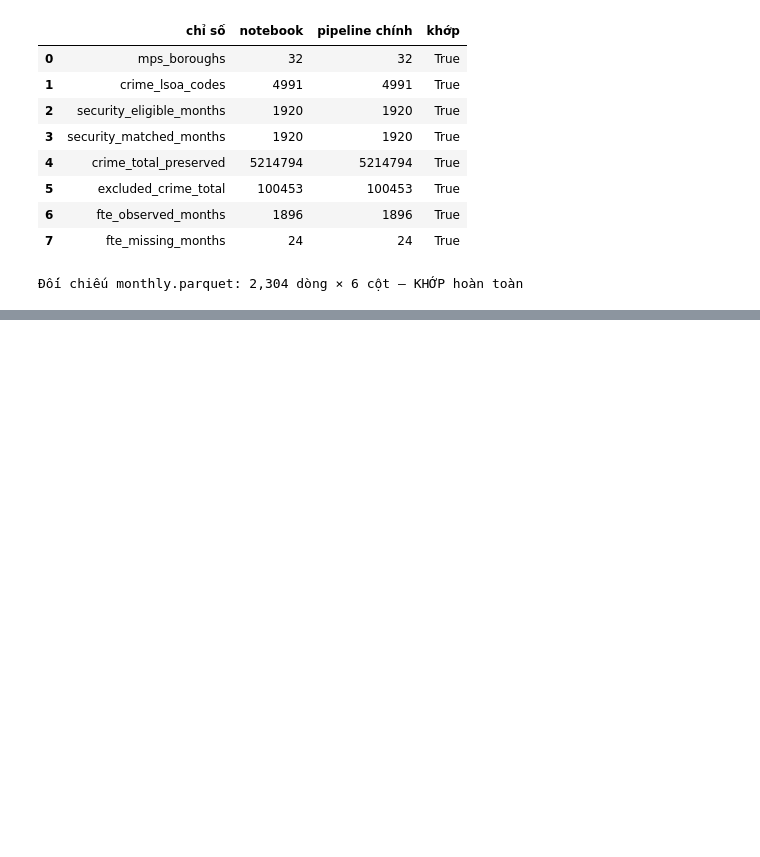
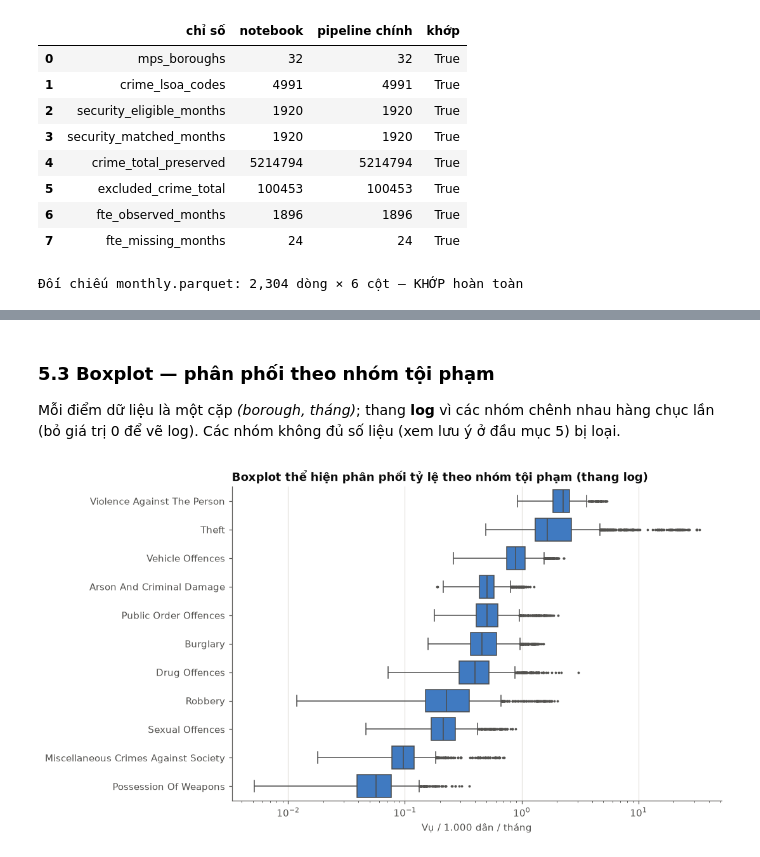
Before and after one commit to raphaelkzz/London-Crime-Visualization, a Jupyter notebook: notebooks/preprocess.ipynb, the cells around one changed output, grey strips where cells are left out. Cells and saved outputs as stored; diff of their text form; code cells hidden in the pictures; blank space fills up the shorter version.

```diff
--- a/notebooks/preprocess.ipynb
+++ b/notebooks/preprocess.ipynb
@@ -1033,0 +958,21 @@ print(f"7. Mùa vụ        : tháng cao nhất (trung bình các năm) = tháng
+# %% [markdown]
+### 5.3 Boxplot — phân phối theo nhóm tội phạm
+Mỗi điểm dữ liệu là một cặp *(borough, tháng)*; thang **log** vì các nhóm chênh nhau hàng chục lần (bỏ giá trị 0 để vẽ log). Các nhóm không đủ số liệu (xem lưu ý ở đầu mục 5) bị loại.
+# %%
+grp = (facts_borough.groupby(['crime_group', 'borough_name', 'month'], as_index=False)
+       .agg(crime_count=('crime_count', 'sum'), population_2021=('population_2021', 'first')))
+grp['rate_per_1000'] = ratio(grp.crime_count, grp.population_2021, 1000)
+plot_grp = grp[(grp.rate_per_1000 > 0) & ~grp.crime_group.isin(MINOR)]   # bỏ giá trị 0 (log) và nhóm gần như không có số liệu
+order = plot_grp.groupby('crime_group').rate_per_1000.median().sort_values(ascending=False).index
+
+fig, ax = plt.subplots(figsize=(10, 5.5))
+sns.boxplot(data=plot_grp, y='crime_group', x='rate_per_1000', order=order, color=BLUE, fliersize=1.5,
+            linewidth=1, flierprops={'markerfacecolor': MUTED, 'markeredgecolor': MUTED}, ax=ax)
+ax.set_xscale('log')
+ax.set(title='Boxplot thể hiện phân phối tỷ lệ theo nhóm tội phạm (thang log)', xlabel='Vụ / 1.000 dân / tháng', ylabel='')
+ax.set_yticks(range(len(order)), [s.title() for s in order])
+ax.grid(axis='y', visible=False)
+plt.tight_layout()
+plt.show()
+# %% [output]
+[figure, added]
```
Also changed, not shown: parts of 63 cells of this notebook.
